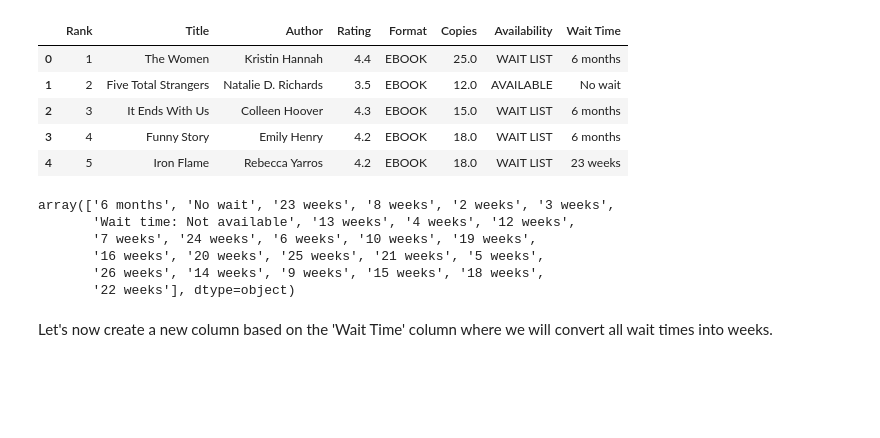
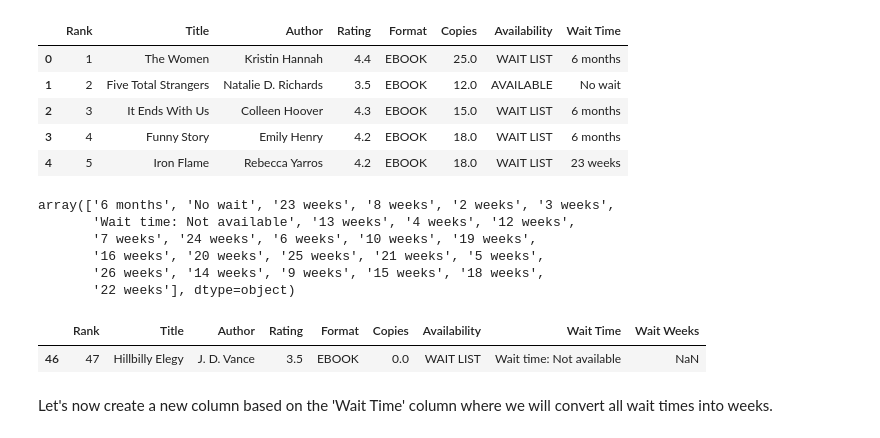
Before and after one commit to brinleyostler/AZ-top-books, a Jupyter notebook: best_books.ipynb, the cells around one changed output. Saved outputs shown, nothing was run; the diff lists cells and outputs as text; code cells hidden in the pictures; blank space fills up the shorter version.

```diff
--- a/best_books.ipynb
+++ b/best_books.ipynb
@@ -273,6 +273,11 @@ array(['6 months', 'No wait', '23 weeks', '8 weeks', '2 weeks', '3 weeks',
        '16 weeks', '20 weeks', '25 weeks', '21 weeks', '5 weeks',
        '26 weeks', '14 weeks', '9 weeks', '15 weeks', '18 weeks',
        '22 weeks'], dtype=object)
+# %%
+top_books[top_books['Wait Time'] == 'Wait time: Not available']
+# %% [output]
+|  | Rank | Title | Author | Rating | Format | Copies | Availability | Wait Time | Wait Weeks |
+| 46 | 47 | Hillbilly Elegy | J. D. Vance | 3.5 | EBOOK | 0.0 | WAIT LIST | Wait time: Not available | NaN |
 # %% [markdown]
 Let's now create a new column based on the 'Wait Time' column where we will convert all wait times into weeks.
 # %%
```
Also changed, not shown: parts of 2 cells of this notebook.
